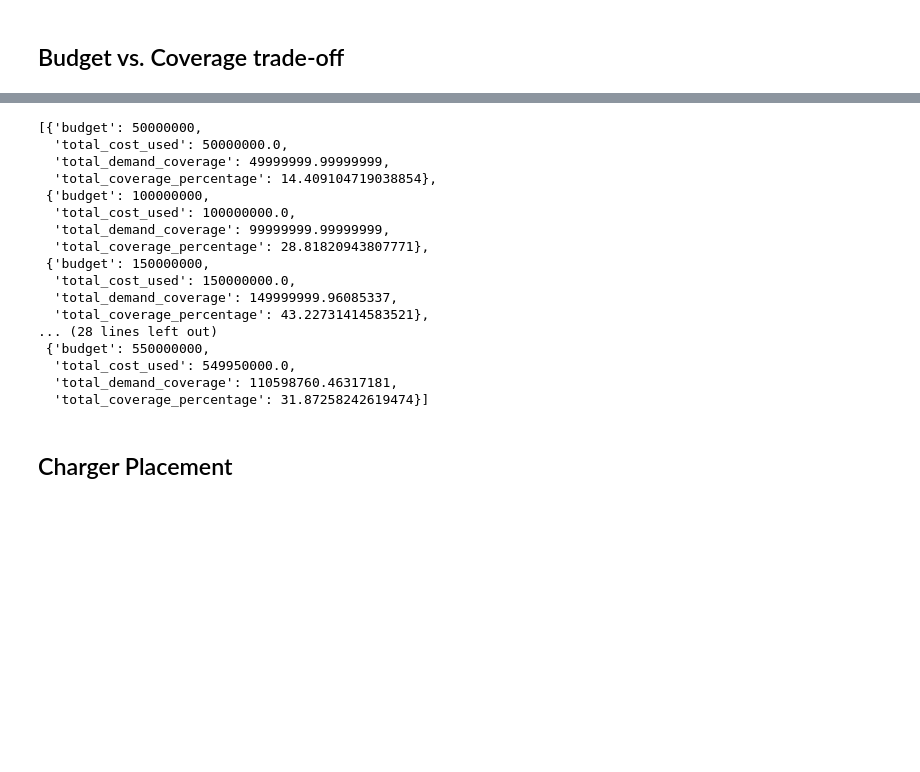
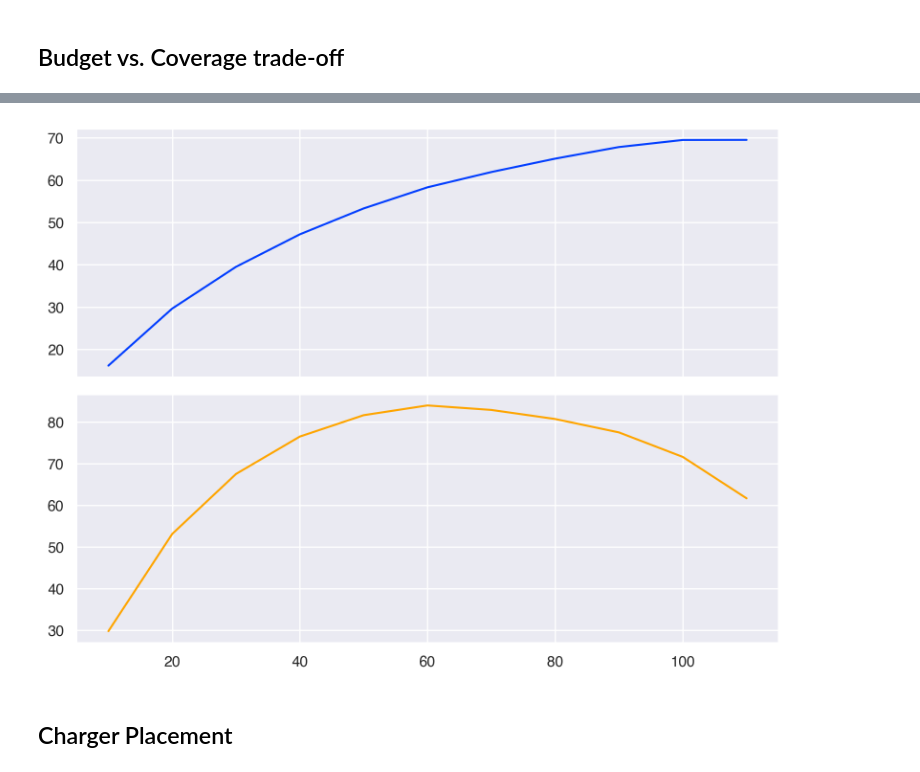
Before and after one commit to ivan-liuliaev/EV_Chargers_Placement_Optimization, a Jupyter notebook: nb_2_model_results.ipynb, the cells around one changed output, grey strips where cells are left out. Drawn from its saved outputs; the diff is of its cells as text; code cells hidden in the pictures; blank space fills up the shorter version.

```diff
--- a/nb_2_model_results.ipynb
+++ b/nb_2_model_results.ipynb
@@ -97,0 +111,14 @@ Plot saved as './data/budget_total_coverage_curve_with_reference.png'.
+# %%
+# Load results from JSON file
+input_file = "./data/model_results_totals.json"
+with open(input_file, "r") as f:
+    results = json.load(f)
+
+# Extract budgets, absolute coverages, and percentages
+budgets = [entry["budget"] for entry in results]
+coverage_percentages = [entry["total_coverage_percentage"] for entry in results]
+coverage_totals = [entry["total_demand_coverage"] for entry in results]
+
+
+coverage_totals_s = pd.Series(coverage_totals)
+budgets_s = pd.Series(budgets)
@@ -152,23 +160,17 @@ Plot saved as './data/budget_total_coverage_curve_with_custom_reference.png'.
-# %%
-results
-# %% [output]
-[{'budget': 50000000,
-  'total_cost_used': 50000000.0,
-  'total_demand_coverage': 49999999.99999999,
-  'total_coverage_percentage': 14.409104719038854},
- {'budget': 100000000,
-  'total_cost_used': 100000000.0,
-  'total_demand_coverage': 99999999.99999999,
-  'total_coverage_percentage': 28.81820943807771},
- {'budget': 150000000,
-  'total_cost_used': 150000000.0,
-  'total_demand_coverage': 149999999.96085337,
-  'total_coverage_percentage': 43.22731414583521},
-... (28 lines left out)
- {'budget': 550000000,
-  'total_cost_used': 549950000.0,
-  'total_demand_coverage': 110598760.46317181,
-  'total_coverage_percentage': 31.87258242619474}]
+# %%
+# Create subplots with shared x-axis
+fig, axes = plt.subplots(2, 1, sharex=True, figsize=(8, 6))
+
+# First plot
+sns.lineplot(x=cost, y=coverage_percentages, ax=axes[0])
+
+# Second plot
+sns.lineplot(x=cost, y=profit, ax=axes[1], color="orange")
+
+plt.tight_layout()
+plt.show()
+# %% [output]
+[figure, added]
 # %% [markdown]
 ## Charger Placement
 # %% [markdown]
```
Also changed, not shown: parts of 12 cells of this notebook, 5 other files.
